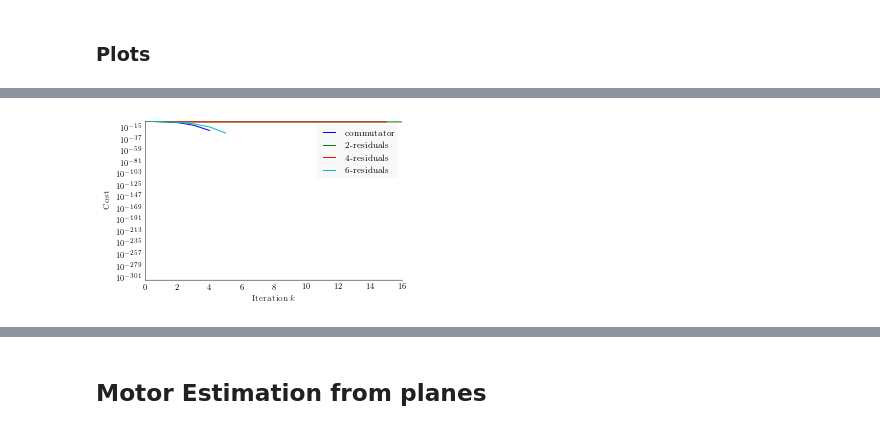
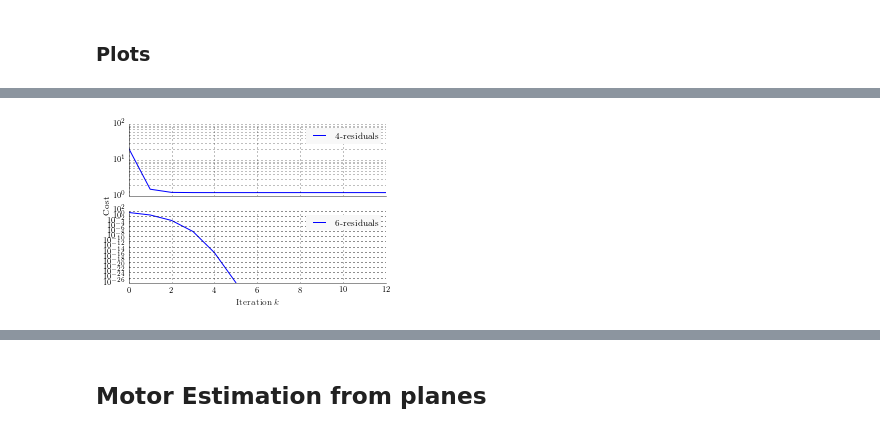
Before and after one commit to tingelst/game, a Jupyter notebook: python/gacse.ipynb, the cells around one changed output, grey strips where cells are left out. Cells and saved outputs as stored; diff of their text form; code cells hidden in the pictures.

Commit message:
Restored gacse from version 2016-04-08

```diff
--- a/python/gacse.ipynb
+++ b/python/gacse.ipynb
@@ -61,9 +63,10 @@ points_b_noisy = [vsr.Vec(*(np.array(point)[:3]
 initial_motor = vsr.Mot(1.0, 0.0, 0.0, 0.0, 0.0, 0.0, 0.0, 0.0)
 mes = MotorEstimationSolver(initial_motor)
 for a, b in zip(points_a, points_b):
-    mes.add_point_correspondences_residual_block(a,b)
+#     mes.add_point_correspondences_residual_block(a,b)
+    mes.add_point_distance_residual_block(a,b)
 mes.set_parameterization('BIVECTOR_GENERATOR')
 mes.linear_solver_type = 'DENSE_QR'
-(estimated_motor, summary) = mes.solve()
-print(summary['full_report'])
+(estimated_motor, summary_point_1) = mes.solve()
+print(summary_point_1['brief_report'])
 # %% [output]
@@ -111,0 +108,10 @@ print([np.abs(a - b) <= atol + rtol * np.abs(b) for a, b in zip(np.array(motor),
+# %%
+initial_motor = vsr.Mot(0.0, 0.0, 0.0, 0.0, 0.0, 0.0, 0.0, 0.0)
+mes = MotorEstimationSolver(initial_motor)
+for a, b in zip(points_a, points_b):
+    mes.add_point_correspondences_dll_residual_block(a,b)
+# mes.set_parameterization('BIVECTOR_GENERATOR')
+mes.linear_solver_type = 'DENSE_QR'
+(estimated_motor, summary_point_2) = mes.solve()
+estimated_motor = vsr.Dll(*np.array(estimated_motor)[:6]).exp()
+print(summary_point_2['brief_report'])
@@ -276,51 +383,74 @@ True
 # %% [markdown]
 ### Plots
 # %%
-fig, ax = plt.subplots(1)
+fig, ax = plt.subplots(2, sharex=True)
 
-ax.set_aspect('equal')
+ax[0].set_aspect('equal')
 plt.set_cmap('gray')
 
 almost_black = '#262626'
 spines_to_remove = ['top', 'right']
 for spine in spines_to_remove:
-    ax.spines[spine].set_visible(False)
-ax.xaxis.set_ticks_position('none')
-ax.yaxis.set_ticks_position('none')
+    ax[0].spines[spine].set_visible(False)
+    ax[1].spines[spine].set_visible(False)
+
+ax[0].xaxis.set_ticks_position('none')
+ax[0].yaxis.set_ticks_position('none')
+ax[1].xaxis.set_ticks_position('none')
+ax[1].yaxis.set_ticks_position('none')
 
 spines_to_keep = ['bottom', 'left']
 for spine in spines_to_keep:
-    ax.spines[spine].set_linewidth(0.5)
-    ax.spines[spine].set_color(almost_black)
-ax.xaxis.label.set_color(almost_black)
-ax.yaxis.label.set_color(almost_black)
+    ax[0].spines[spine].set_linewidth(0.5)
+    ax[0].spines[spine].set_color(almost_black)
+    ax[1].spines[spine].set_linewidth(0.5)
+    ax[1].spines[spine].set_color(almost_black)
+ax[0].xaxis.label.set_color(almost_black)
+ax[0].yaxis.label.set_color(almost_black)
+ax[1].xaxis.label.set_color(almost_black)
+ax[1].yaxis.label.set_color(almost_black)
 
-ax.plot([it['cost'] for it in lin_summary_4['iterations'] ], label=r"commutator")
-ax.plot([it['cost'] for it in lin_summary_3['iterations'] ], label=r"$2$-residuals")
-ax.plot([it['cost'] for it in lin_summary_2['iterations'] ], label=r"$4$-residuals")
-ax.plot([it['cost'] for it in lin_summary_1['iterations'] ], label=r"$6$-residuals")
+# ax.plot([it['cost'] for it in lin_summary_4['iterations'] ], label=r"commutator")
+# ax[0].plot([it['cost'] for it in lin_summary_3['iterations'] ], label=r"$2$-residuals", c='red')
+ax[0].plot([it['cost'] for it in lin_summary_2['iterations'] ], label=r"$4$-residuals")
+ax[1].plot([it['cost'] for it in lin_summary_1['iterations'] ], label=r"$6$-residuals")
 
-# ax.set_yscale('log')
-# ax.set_xscale('log')
+ax[0].set_yscale('log')
+ax[1].set_yscale('log')
 
-plt.yscale('log')
+ax[0].grid(which="both")
+ax[1].grid(which="both")
 
-ax.title.set_color(almost_black)
-ax.axhline(0, color=almost_black, linewidth=0.15)
-ax.axvline(0, color=almost_black, linewidth=0.15)
+# ax[0].set_xscale('log')
+
+# plt.yscale('log')
+
+# ax[0].title.set_color(almost_black)
+# ax[0].axhline(0, color=almost_black, linewidth=0.15)
+# ax[0].axvline(0, color=almost_black, linewidth=0.15)
+# ax[1].title.set_color(almost_black)
+# ax[1].axhline(0, color=almost_black, linewidth=0.15)
+# ax[1].axvline(0, color=almost_black, linewidth=0.15)
 
 # Remove the line around the legend box, and instead fill it with a light grey
 # Also only use one point for the scatterplot legend because the user will
 # get the idea after just one, they don't need three.
 light_grey = np.array([float(248)/float(255)]*3)
-legend = ax.legend(frameon=True, scatterpoints=1)
+legend = ax[0].legend(frameon=True, scatterpoints=1)
+rect = legend.get_frame()
+rect.set_facecolor(light_grey)
+rect.set_linewidth(0.0)
+legend = ax[1].legend(frameon=True, scatterpoints=1)
 rect = legend.get_frame()
 rect.set_facecolor(light_grey)
 rect.set_linewidth(0.0)
 
+fig.text(0.06, 0.5, 'Cost', ha='center', va='center', rotation='vertical')
+
+# plt.tight_layout()
 plt.xlabel(r'Iteration $k$')
-plt.ylabel(r'Cost')
+# fig.ylabel(r'Cost')
+# ax[1].ylabel(r'Cost')
 
-
-# plt.savefig('/Users/lars/Dropbox/Apps/ShareLaTeX/2016-gacse/figures/cost_lines.pdf')
+plt.savefig('/home/lars/Dropbox/Apps/ShareLaTeX/2016-gacse/figures/cost_lines2.pdf')
 # %% [output]
@@ -328 +457 @@ plt.ylabel(r'Cost')
-[figure, old version]
+[figure, new version]
```
Also changed, not shown: parts of 49 cells of this notebook.
